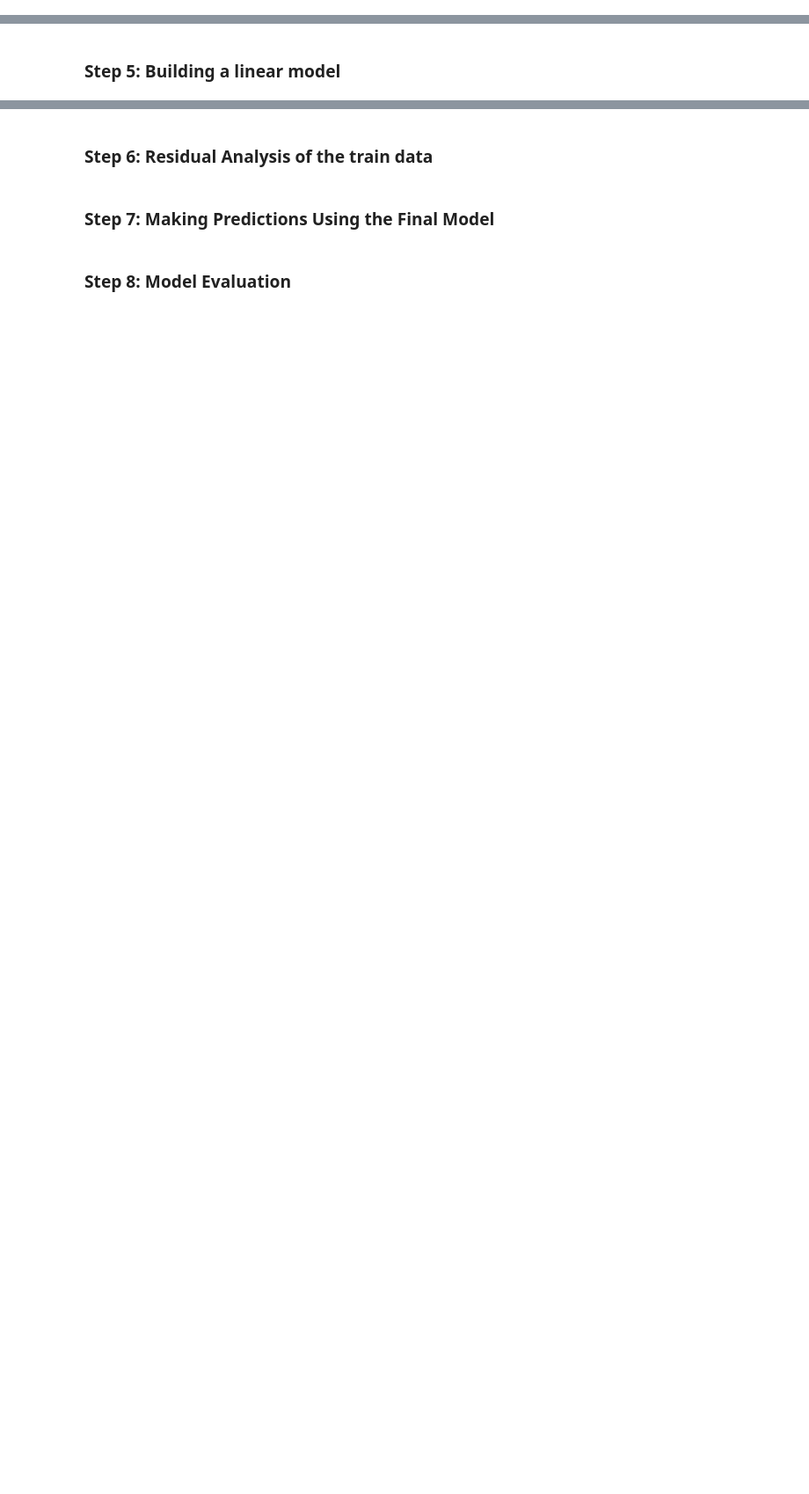
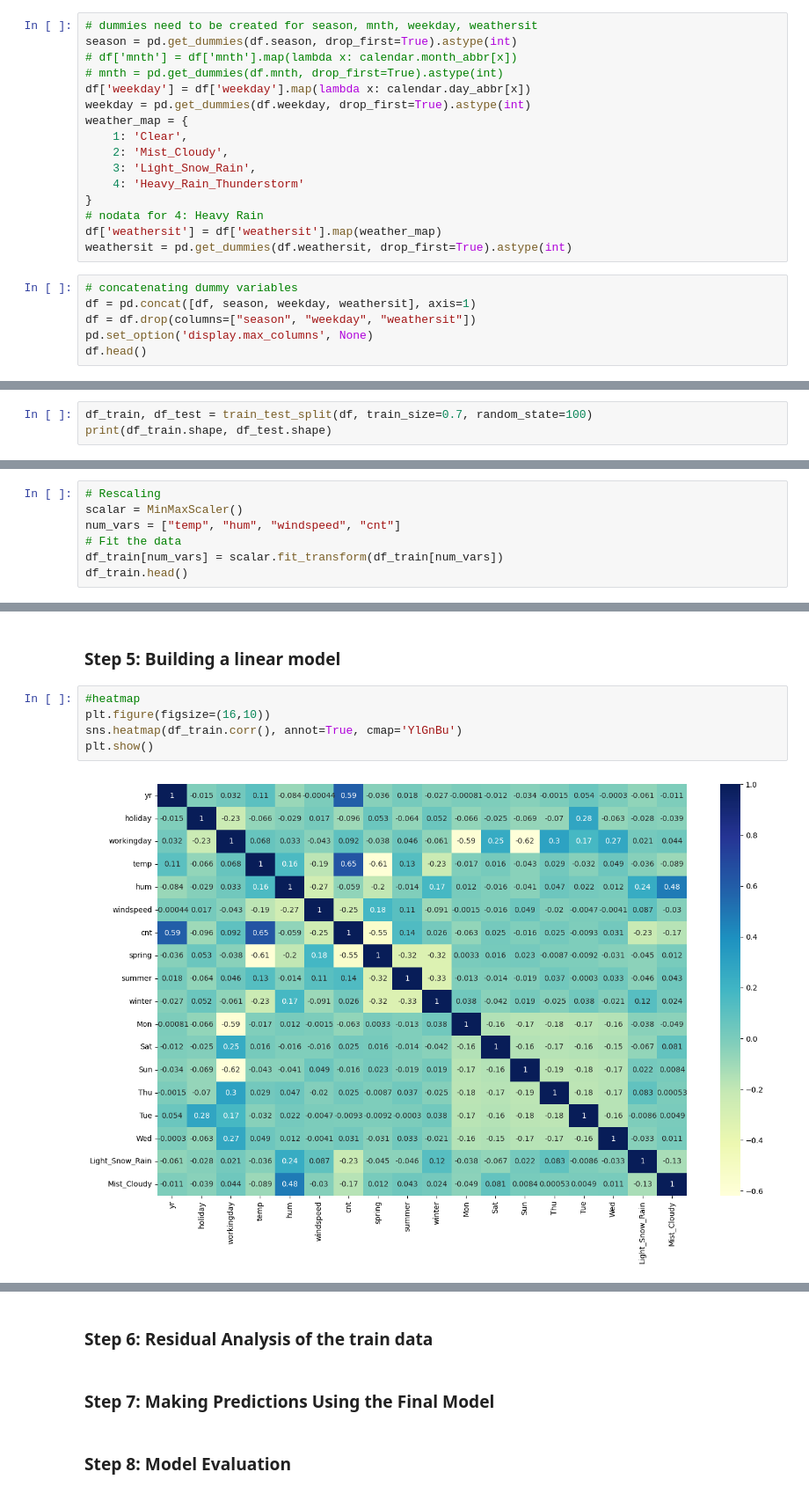
Before and after one commit to kamit1983/Bike_Sharing_Assignment, a Jupyter notebook: Boombikes.ipynb, the cells around one changed output, grey strips where cells are left out. Shown at 88% size. Cells and saved outputs as stored; diff of their text form; blank space fills up the shorter version.

```diff
--- a/Boombikes.ipynb
+++ b/Boombikes.ipynb
@@ -131,0 +149,22 @@ plt.show()
+# %%
+# dummies need to be created for season, mnth, weekday, weathersit
+season = pd.get_dummies(df.season, drop_first=True).astype(int)
+# df['mnth'] = df['mnth'].map(lambda x: calendar.month_abbr[x])
+# mnth = pd.get_dummies(df.mnth, drop_first=True).astype(int)
+df['weekday'] = df['weekday'].map(lambda x: calendar.day_abbr[x])
+weekday = pd.get_dummies(df.weekday, drop_first=True).astype(int)
+weather_map = {
+    1: 'Clear',
+    2: 'Mist_Cloudy',
+    3: 'Light_Snow_Rain',
+    4: 'Heavy_Rain_Thunderstorm'
+}
+# nodata for 4: Heavy Rain
+df['weathersit'] = df['weathersit'].map(weather_map)
+weathersit = pd.get_dummies(df.weathersit, drop_first=True).astype(int)
+# %%
+# concatenating dummy variables
+df = pd.concat([df, season, weekday, weathersit], axis=1)
+df = df.drop(columns=["season", "weekday", "weathersit"])
+pd.set_option('display.max_columns', None)
+df.head()
@@ -132,2 +178,5 @@ plt.show()
 # %% [markdown]
 ### Step 4: Splitting the Data into Training and Testing Sets
+# %%
+df_train, df_test = train_test_split(df, train_size=0.7, random_state=100)
+print(df_train.shape, df_test.shape)
@@ -133,0 +185,7 @@ plt.show()
+# %%
+# Rescaling
+scalar = MinMaxScaler()
+num_vars = ["temp", "hum", "windspeed", "cnt"]
+# Fit the data
+df_train[num_vars] = scalar.fit_transform(df_train[num_vars])
+df_train.head()
@@ -134,2 +199,9 @@ plt.show()
 # %% [markdown]
 ### Step 5: Building a linear model
+# %%
+#heatmap
+plt.figure(figsize=(16,10))
+sns.heatmap(df_train.corr(), annot=True, cmap='YlGnBu')
+plt.show()
+# %% [output]
+[figure, added]
```
Also changed, not shown: parts of 18 cells of this notebook.
